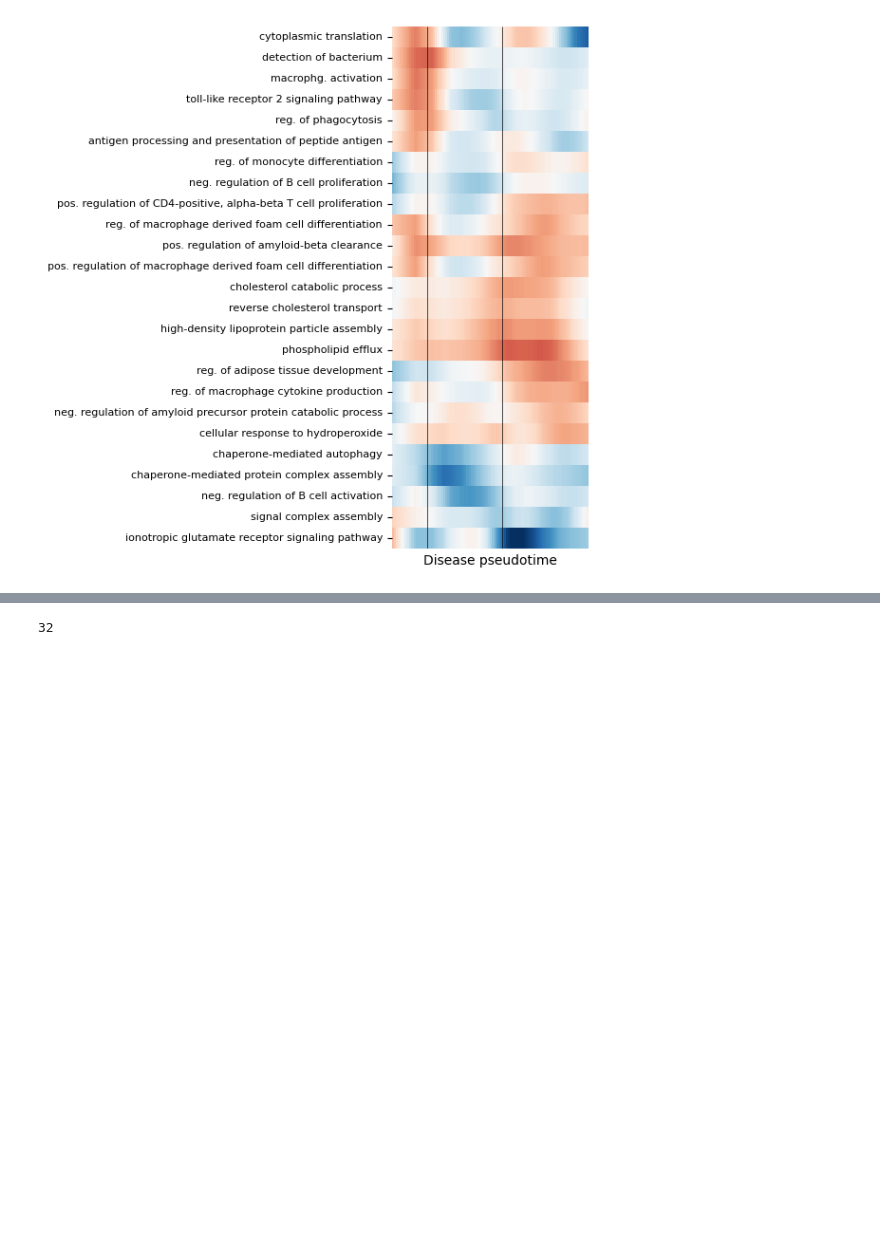
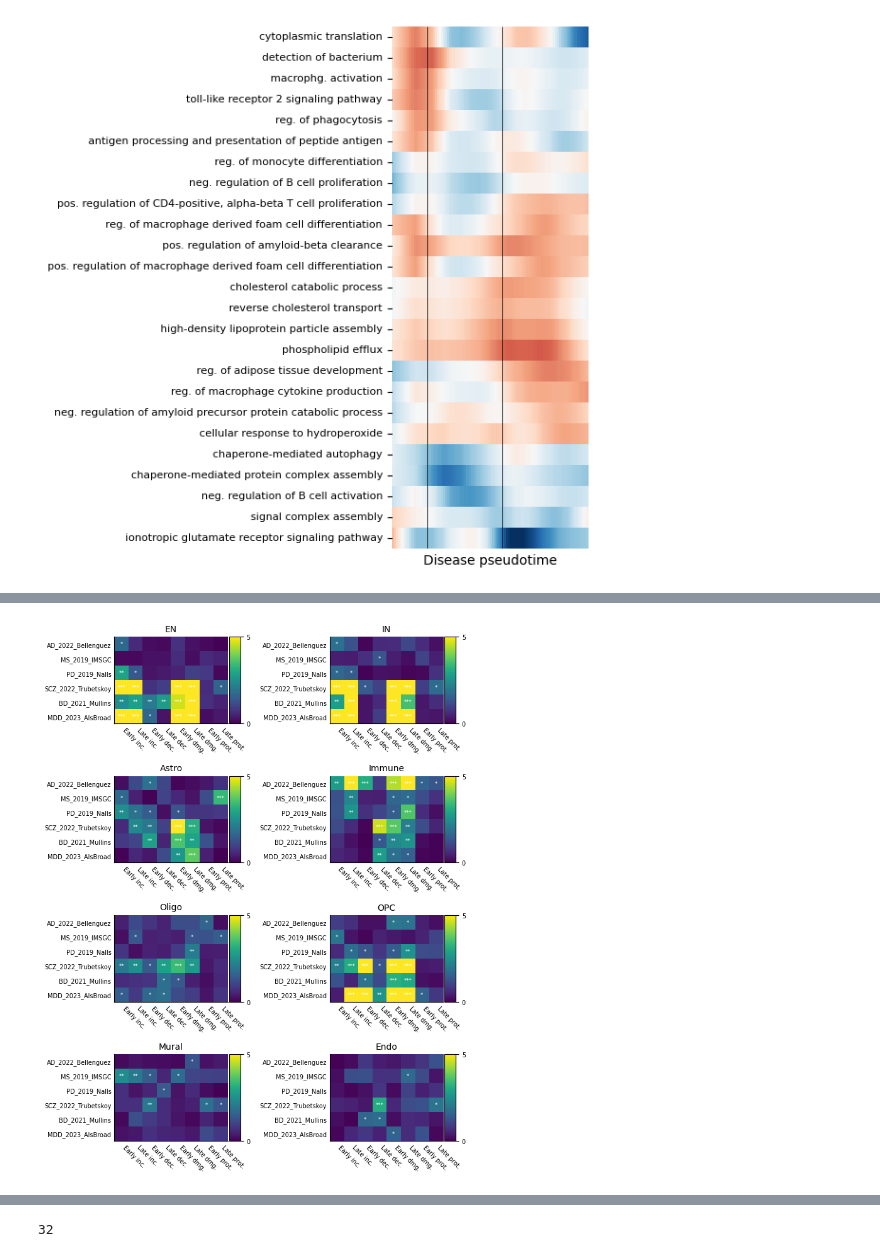
Before and after one commit to DiseaseNeuroGenomics/PsychADxD, a Jupyter notebook: 7_trajectory/generate_figures.ipynb, the cells around one changed output, grey strips where cells are left out. Drawn from its saved outputs; the diff is of its cells as text; code cells hidden in the pictures; blank space fills up the shorter version.

```diff
--- a/7_trajectory/generate_figures.ipynb
+++ b/7_trajectory/generate_figures.ipynb
@@ -288,0 +297,42 @@ early_late_transition
+# %%
+# Supplementary Figure 24
+
+base_dir = "processed_data/magma_output/"
+
+labels = [
+    "Early inc.", "Late inc.", "Early dec.", "Late dec.",
+    "Early dmg.", "Late dmg.", "Early prot.", "Late prot.",
+]
+
+suffixes = [
+    "_braak_early_top250_out.csv",
+    "_braak_late_top250_out.csv",
+    "_braak_early_bottom250_out.csv",
+    "_braak_late_bottom250_out.csv",
+    "_resilience_early_top250_out.csv",
+    "_resilience_late_top250_out.csv",
+    "_resilience_early_bottom250_out.csv",
+    "_resilience_late_bottom250_out.csv",
+]
+
+fig, ax = plt.subplots(4, 2, figsize=(7, 9))
+
+for j, cell_name in enumerate(cell_names):
+
+    k = (j//2, j%2)
+    ax1 = ax[k]
+
+    fns = [f"{base_dir}{cell_name}{suffixes[i]}" for i in range(8)]
+    scores, titles = analysis.process_magma_dfs(fns)
+
+    idx = [0, 1, 2, 7, 8, 11] # this index the GWAS' AD, MS, PD, SCZ, BD, and MDD
+    titles = [titles[i] for i in idx]
+    scores = scores[idx]
+
+    analysis.plot_magma_results(scores, titles, ax1, fig, labels = labels)
+    ax1.set_title(cell_name, fontsize=10)
+
+plt.tight_layout()
+plt.show()
+# %% [output]
+[figure, added]
```
Also changed, not shown: parts of 11 cells of this notebook, 1 other file.
